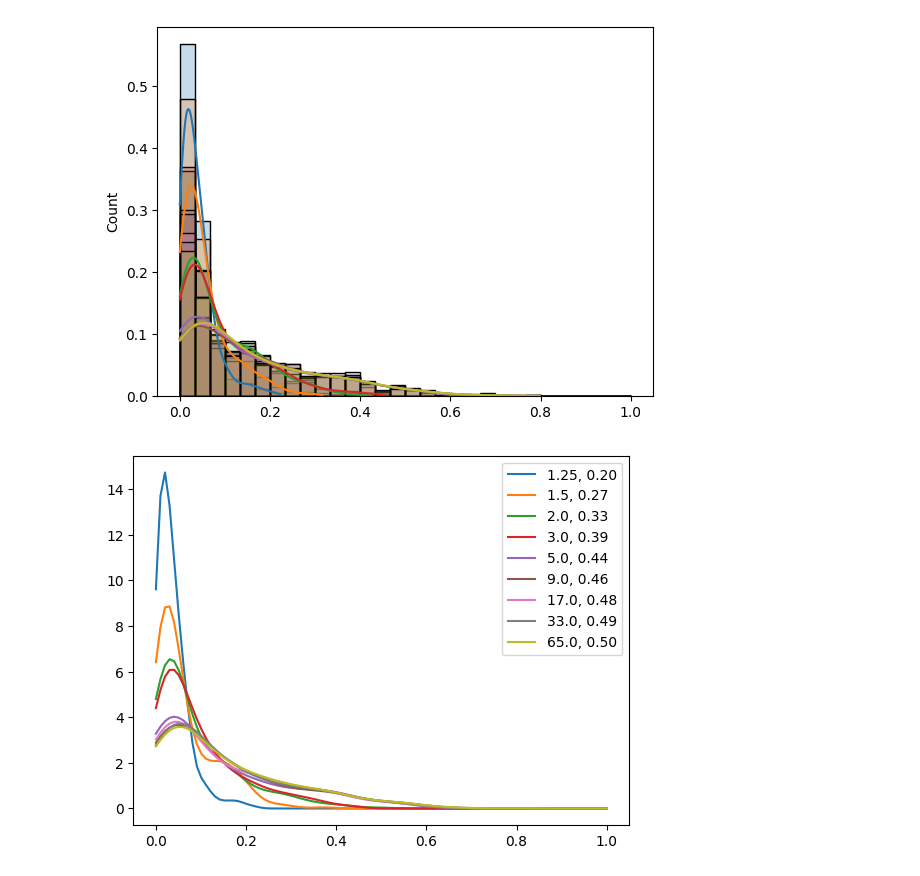
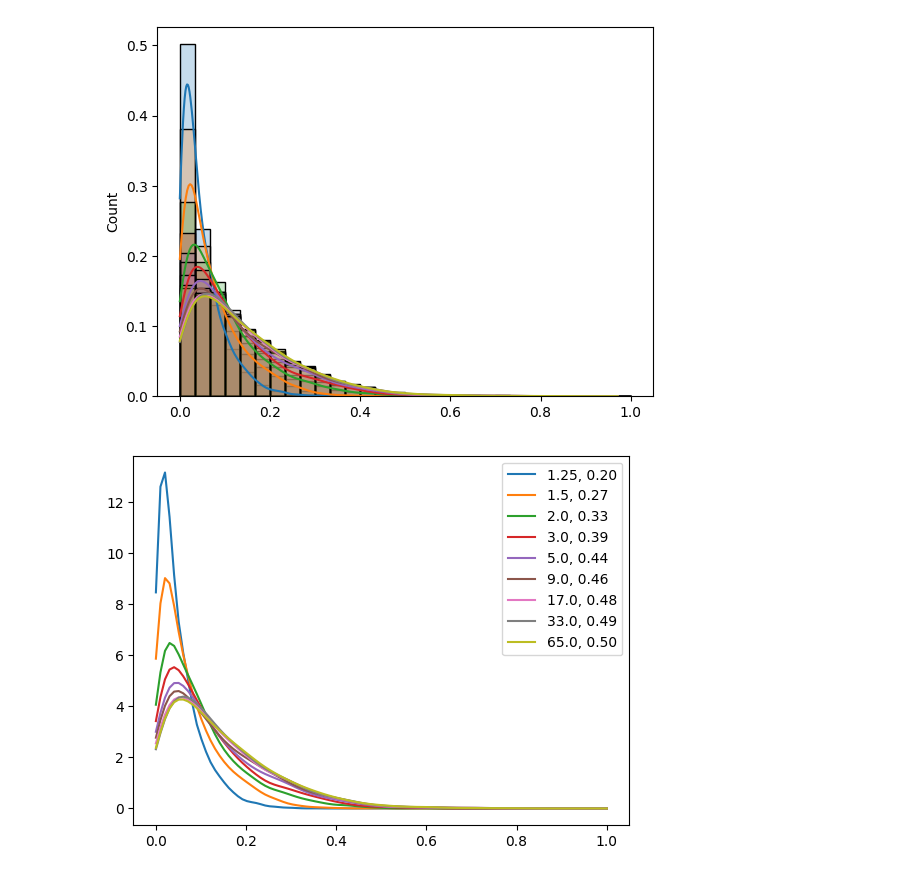
Before and after one commit to brendanwallace/animalpaths, a Jupyter notebook: notebooks/cost-angles-7-31.ipynb, the cells around one changed output. Saved outputs shown, nothing was run; the diff lists cells and outputs as text; code cells hidden in the pictures.

```diff
--- a/notebooks/cost-angles-7-31.ipynb
+++ b/notebooks/cost-angles-7-31.ipynb
@@ -85,25 +86,25 @@ for maxCost in maxCosts:
 # %%
 maxCosts = [1.25, 1.5, 2.0, 3.0, 5.0, 9.0, 17.0, 33.0, 65.0]
 for maxCost in maxCosts:
-    headings = df[(df["steps"] == 1000) & (df["settings.maxCost"] == maxCost)]["weightedHeadings"].explode()
+    headings = df[(df["steps"] == 10000) & (df["settings.maxCost"] == maxCost)]["weightedHeadings"].explode()
     angle = np.arccos(1 / maxCost) / np.pi
 
     _weights = [h[1] for h in headings]
     weight_sum = sum(_weights)
     weights = [w / weight_sum for w in _weights]
 
     p = sns.histplot(
         x=[h[0]/np.pi for h in headings],
         weights=weights,
         bins=30, kde=True, binrange=(0.0, 1.0), log=False,
         alpha=0.25,
     )
     # plt.legend(f"angle: {angle}")
     # p.set_xscale('log')
     # plt.title(angle)
     # plt.show()
 # %% [output]
-[figure, old version]
+[figure, new version]
 # %%
 # for p in [0.5, 0.9, 0.95, 0.99]:
 #     sns.lineplot(data=df[df["steps"] == 2000], y=f"{int(p*100)}%", x="angle", label=f"{int(p*100)}%")
@@ -136,7 +137,7 @@ exponential_best_fits = []
 for maxCost in maxCosts:
 
     _df = df[
-        (df["steps"] == 2000) &
+        (df["steps"] == 10000) &
         (df["settings.maxCost"] == maxCost)
         # (df["settings.numLocations"] == 20)
     ]
@@ -175,7 +176,7 @@ for maxCost in maxCosts:
     plt.plot(X, kde, label=f"{maxCost}, {angle:.2f}")
     plt.legend()
 # %% [output]
-[figure, old version]
+[figure, new version]
 # %%
 for c, l in cutoffs:
     sns.lineplot(x=maxCosts, y=l, marker="o", label=f"{int(100 * c)}%")
```
Also changed, not shown: parts of 7 cells of this notebook, 7 other files.
